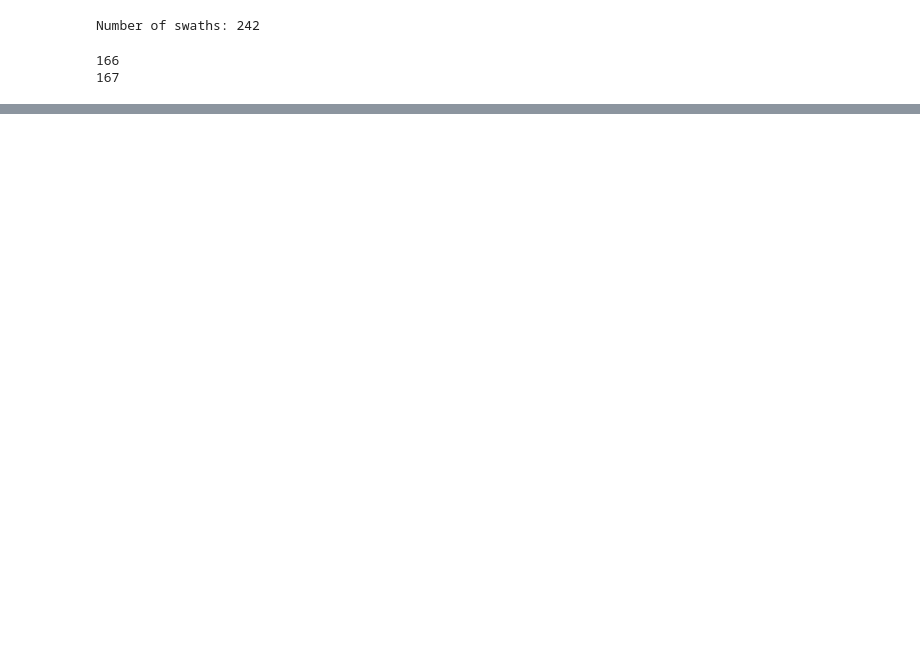
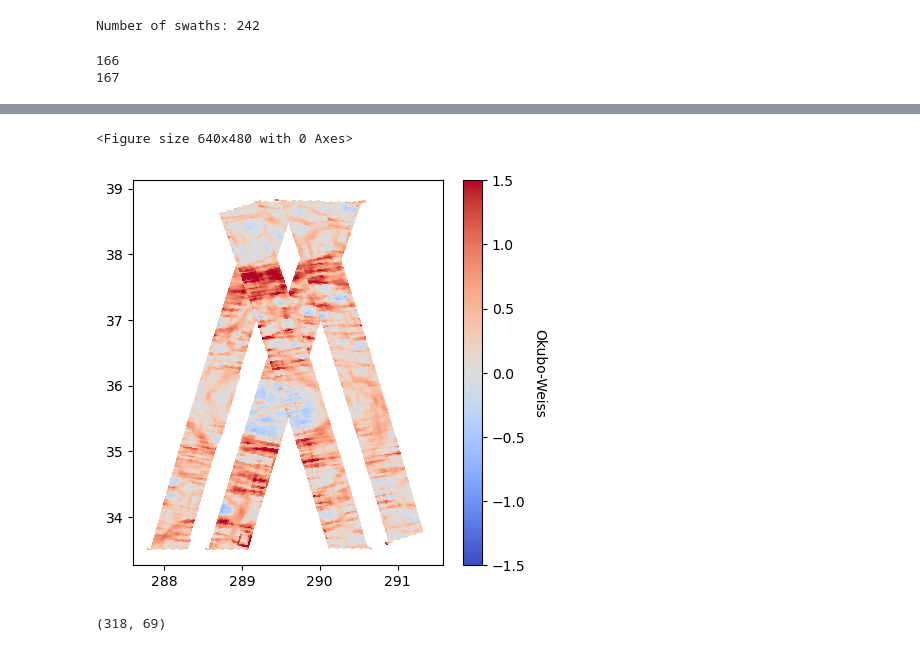
Before and after one commit to ocean-slang/go-swace, a Jupyter notebook: SWOT_cyclogeostrophy_vorticity_strain_jaxsparrow.ipynb, the cells around one changed output, grey strips where cells are left out. Saved outputs shown, nothing was run; the diff lists cells and outputs as text; code cells hidden in the pictures; blank space fills up the shorter version.

```diff
--- a/SWOT_cyclogeostrophy_vorticity_strain_jaxsparrow.ipynb
+++ b/SWOT_cyclogeostrophy_vorticity_strain_jaxsparrow.ipynb
@@ -316 +405,16 @@ ax[1].set_ylim([33.7,39 ])
+# %%
+vel=1.5
+plt.clf()
+
+fig=plt.subplots(figsize=(5,5))
+
+
+plot = plt.pcolormesh(lons,lats,strain-vort,cmap='coolwarm',vmin=-vel,vmax=vel)
+plot = plt.pcolormesh(lons2,lats2,strain2-vort2,cmap='coolwarm',vmin=-vel,vmax=vel)
+
+cbar = plt.colorbar(plot)
+cbar.set_label('Okubo-Weiss', rotation=270, labelpad=15)
+# %% [output]
+<Figure size 640x480 with 0 Axes>
+[figure, added]
 # %%
@@ -318,0 +429,4 @@ vort2,strain2=compute_normalized_vorticity_strain(ds2,ucyclo2,vcyclo2,5)
+# %%
+np.shape(strain_cyc)
+# %% [output]
+(318, 69)
```
Also changed, not shown: parts of 51 cells of this notebook.
